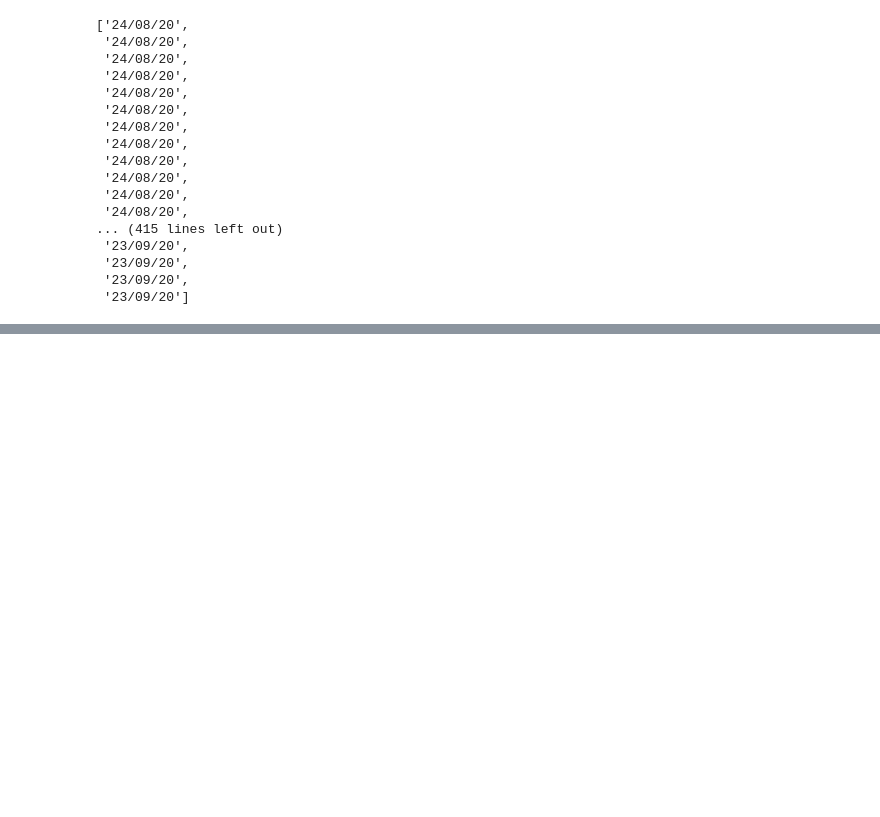
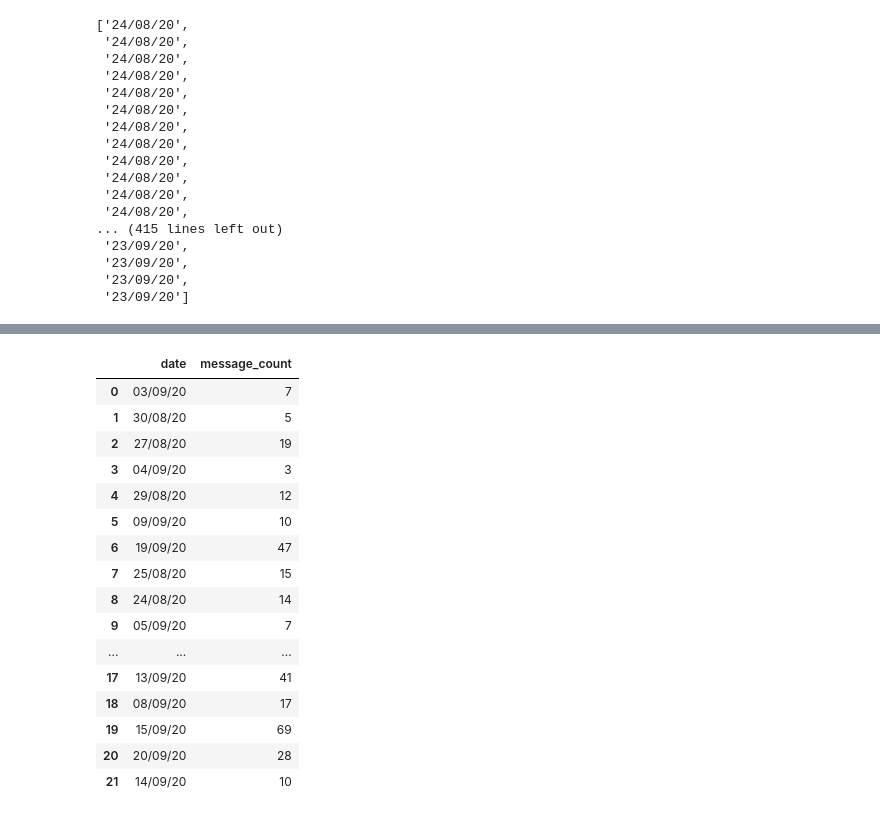
Before and after one commit to jay6445/Data-Analytics-Projects, a Jupyter notebook: WhatsApp Chat Analysis 01/Group Chat Analysis.ipynb, the cells around one changed output, grey strips where cells are left out. Cells and saved outputs as stored; diff of their text form; code cells hidden in the pictures; blank space fills up the shorter version.

```diff
--- a/WhatsApp Chat Analysis 01/Group Chat Analysis.ipynb
+++ b/WhatsApp Chat Analysis 01/Group Chat Analysis.ipynb
@@ -121,0 +158,3 @@ sns.barplot(x = dates, y = messageCount)
+# %%
+zippedList1 = list(zip(dates,messageCount1))
+zippedList1
@@ -122 +179,22 @@ sns.barplot(x = dates, y = messageCount)
+# %%
+datesDf = pd.DataFrame(zippedList1, columns = ['date','message_count'])
+datesDf
+# %% [output]
+|  | date | message_count |
+| 0 | 03/09/20 | 7 |
+| 1 | 30/08/20 | 5 |
+| 2 | 27/08/20 | 19 |
+| 3 | 04/09/20 | 3 |
+| 4 | 29/08/20 | 12 |
+| 5 | 09/09/20 | 10 |
+| 6 | 19/09/20 | 47 |
+| 7 | 25/08/20 | 15 |
+| 8 | 24/08/20 | 14 |
+| 9 | 05/09/20 | 7 |
+| ... | ... | ... |
+| 17 | 13/09/20 | 41 |
+| 18 | 08/09/20 | 17 |
+| 19 | 15/09/20 | 69 |
+| 20 | 20/09/20 | 28 |
+| 21 | 14/09/20 | 10 |
 # %% [markdown]
```
Also changed, not shown: parts of 26 cells of this notebook, 1 other file.
